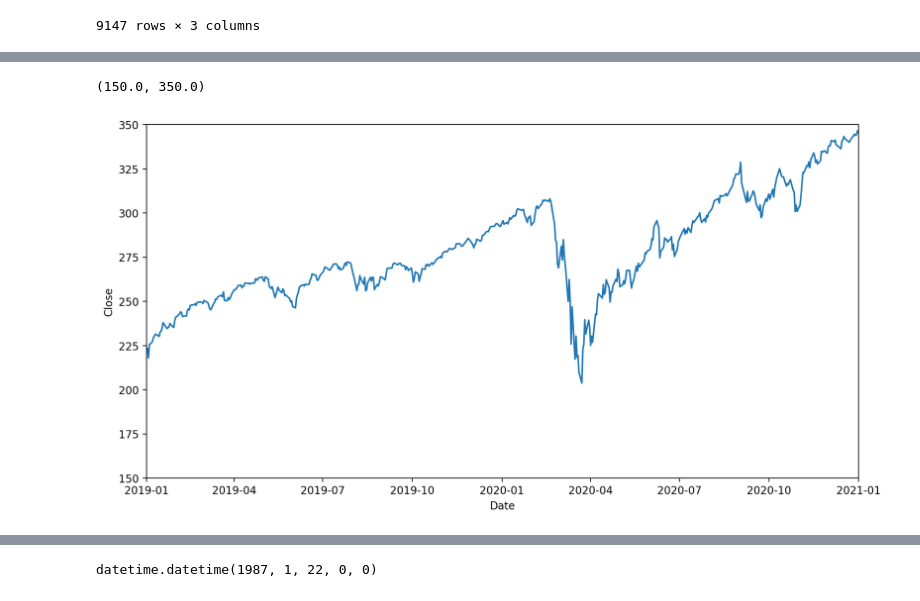
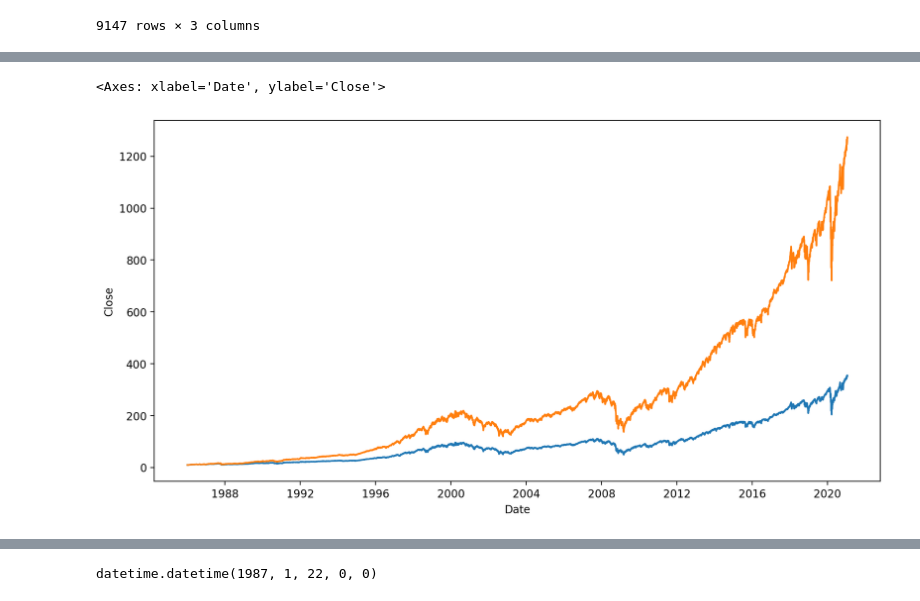
Before and after one commit to Den-is-me/test_ff, a Jupyter notebook: test_ff.ipynb, the cells around one changed output, grey strips where cells are left out. Saved outputs shown, nothing was run; the diff lists cells and outputs as text; code cells hidden in the pictures.

```diff
--- a/test_ff.ipynb
+++ b/test_ff.ipynb
@@ -135,6 +136,6 @@ Duplicates:
 # %%
 # Drop useless columns
 
-df = df.drop(['Stock Splits', 'Volume'], axis=1)
+df = df.drop(['Stock Splits', 'Volume', 'Open', 'High', 'Low'], axis=1)
 df.head(10)
 # %% [output]
@@ -376,7 +374,9 @@ None
 
 # Заполним отсутствующие для DGS10 значения предыдущим известным значением.
 
-data['DGS10'] = data['DGS10'].fillna(method='ffill')
+data['DGS10'] = data['DGS10'].ffill()
+
+# Заполним отсутствующие для DGS10 значения предыдущим известным значением
 data.info()
 # %% [output]
 <class 'pandas.core.frame.DataFrame'>
@@ -413,22 +412,19 @@ data
 # %%
-# # Feature engineering
+# Feature engineering
 # from datetime import datetime
 
-# # Расчитаем дневную доходность, для простоты расчёта учтём реинвестирование дивидендов на следующий день.
+# Расчитаем дневную доходность, для простоты расчёта учтём реинвестирование дивидендов на следующий день.
 data['Returns'] = ((data['Close'] + data['Dividends'].shift(1)) / data['Close'].shift(1)) - 1
+data['Add_Close'] = data['Close']
+for i in range(1, len(data)):
+    data.at[i, 'Add_Close'] = data.at[i - 1, 'Add_Close'] * (1 + data.at[i, 'Returns'])
 
-# # Расчитаем скользящую среднюю
-# period_ma = [10, 20, 50, 100]
+data['Cumulative_Returns'] = (1 + data['Returns']).cumprod()
 
-# for ma in period_ma:
-#     data[f'Moving_Average_{ma}'] = data['Close'].rolling(ma).mean()
+# Преобразуем доходность облигаций к общему формату
+data['DGS10'] = data['DGS10'] / 100
 
 
-# plt.figure(figsize=(12, 6), dpi=200)
-
-# # sns.lineplot(data=data, x='Date', y='Moving_Average_10')
-# # sns.lineplot(data=data, x='Date', y='Moving_Average_20')
-# # sns.lineplot(data=data, x='Date', y='Moving_Average_50')
-# # sns.lineplot(data=data, x='Date', y='Moving_Average_100')
-
 data.index = data.Date
+data = data.drop('Date', axis=1)
+data
@@ -435,12 +446,13 @@ data.index = data.Date
 # %%
 from datetime import datetime, timedelta
 
 plt.figure(figsize=(12, 6), dpi=200)
 
 sns.lineplot(data=data, x='Date', y='Close')
+sns.lineplot(data=data, x='Date', y='Add_Close')
 
-plt.xlim((datetime(2019, 1, 1), (datetime(2021, 1, 1))))
-plt.ylim((150, 350))
+# plt.xlim((datetime(2019, 1, 1), (datetime(2021, 1, 1))))
+# plt.ylim((150, 350));
 # %% [output]
-(150.0, 350.0)
+<Axes: xlabel='Date', ylabel='Close'>
-[figure, old version]
+[figure, new version]
```
Also changed, not shown: parts of 20 cells of this notebook, 1 other file.
